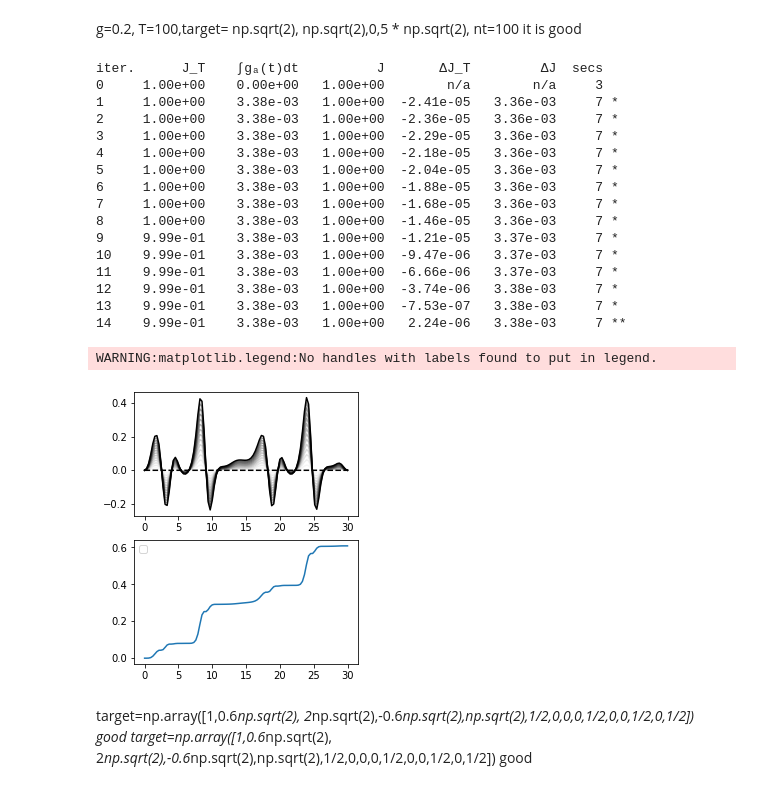
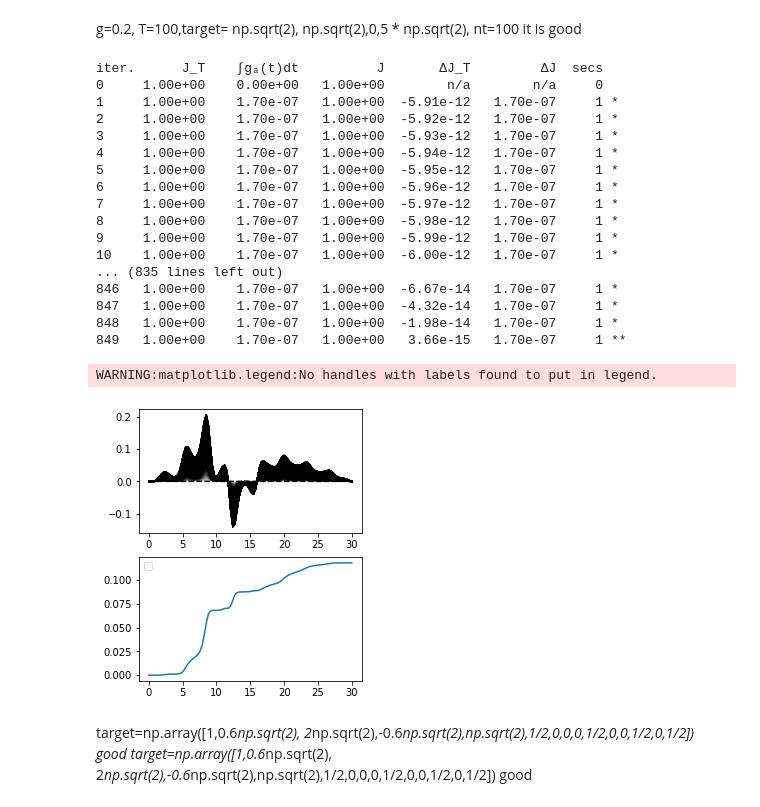
Before and after one commit to gsuarezr/krotov, a Jupyter notebook: Gaussian.ipynb, the cells around one changed output. Saved outputs shown, nothing was run; the diff lists cells and outputs as text; code cells hidden in the pictures.

```diff
--- a/Gaussian.ipynb
+++ b/Gaussian.ipynb
@@ -61,10 +61,10 @@ Hde=dill.load(open("H_de","rb"))
 g=0.2, T=100,target= np.sqrt(2), np.sqrt(2),0,5 * np.sqrt(2), nt=100 it is good
 # %%
 omega=1
-ampl0=0.00001
+ampl0=1e-5
 #T=8
-mu=0.5
-g=0.2*omega
+mu=0.3
+g=0.8*omega
 #ampl0=1
 T=30
 nt=100
@@ -159,54 +159,55 @@ pulse_options = {
 
 
 }
-target=np.array([1,0, 2*np.sqrt(2),0,2*np.sqrt(2),1/2,0,0,0,1/2,0,0,1/2,0,1/2])
+target=np.array([1,2/np.sqrt(2), 3*np.sqrt(2),2/np.sqrt(2),3*np.sqrt(2),1/2,0,0,0,1/2,0,0,1/2,0,1/2])
 r=np.pi/4
 r2=np.pi/8
 theta=np.pi/4
 objectives = [
     krotov.Objective(
         #initial_state=qutip.Qobj(np.array([1,0,0,0,0,1/2*np.cosh(2*r2),0,-1/2*np.sinh(2*r2)*np.cos(theta),-1/2*np.sinh(2*r2)*np.sin(theta),1/2*np.cosh(2*r2),-1/2*np.sinh(2*r2)*np.sin(theta),1/2*np.sinh(2*r2)*np.cos(theta),1/2*np.cosh(2*r2),0,1/2*np.cosh(2*r2)])), target=qutip.Qobj(qutip.Qobj(np.array([1,0,0,0,0,1/2*np.cosh(2*r),0,-1/2*np.sinh(2*r)*np.cos(theta),-1/2*np.sinh(2*r)*np.sin(theta),1/2*np.cosh(2*r),-1/2*np.sinh(2*r)*np.sin(theta),1/2*np.sinh(2*r)*np.cos(theta),1/2*np.cosh(2*r),0,1/2*np.cosh(2*r)]))), H=H
         initial_state=qutip.Qobj(np.array([1,0,0,0,0,1/2,0,0,0,1/2,0,0,1/2,0,1/2])), target=qutip.Qobj(target), H=H
       )
   ]
 
 opt_result = krotov.optimize_pulses(
   objectives,
   pulse_options=pulse_options,
   tlist=tlist,
   fieldcoupling=mu,
   propagator=krotov.propagators.expm,
   chi_constructor=krotov.functionals.chis_ss,
   info_hook=krotov.info_hooks.print_table(J_T=krotov.functionals.J_T_ss),
   check_convergence=krotov.convergence.Or(
-      krotov.convergence.value_below('9e-3', name='J_T'),
+      krotov.convergence.value_below('9e-5', name='J_T'),
       krotov.convergence.check_monotonic_error,
       #krotov.convergence.check_monotonic_fidelity,
 
   ),
     store_all_pulses=True,
     overlap=inte.coherent_overlap,norm='gaussiano'
 )
 plot_iterations(opt_result)
 # %% [output]
 iter.      J_T    ∫gₐ(t)dt          J       ΔJ_T         ΔJ  secs
-0     1.00e+00    0.00e+00   1.00e+00        n/a        n/a     3
-1     1.00e+00    3.38e-03   1.00e+00  -2.41e-05   3.36e-03     7 *
-2     1.00e+00    3.38e-03   1.00e+00  -2.36e-05   3.36e-03     7 *
-3     1.00e+00    3.38e-03   1.00e+00  -2.29e-05   3.36e-03     7 *
-4     1.00e+00    3.38e-03   1.00e+00  -2.18e-05   3.36e-03     7 *
-5     1.00e+00    3.38e-03   1.00e+00  -2.04e-05   3.36e-03     7 *
-6     1.00e+00    3.38e-03   1.00e+00  -1.88e-05   3.36e-03     7 *
-7     1.00e+00    3.38e-03   1.00e+00  -1.68e-05   3.36e-03     7 *
-8     1.00e+00    3.38e-03   1.00e+00  -1.46e-05   3.36e-03     7 *
-9     9.99e-01    3.38e-03   1.00e+00  -1.21e-05   3.37e-03     7 *
-10    9.99e-01    3.38e-03   1.00e+00  -9.47e-06   3.37e-03     7 *
-11    9.99e-01    3.38e-03   1.00e+00  -6.66e-06   3.37e-03     7 *
-12    9.99e-01    3.38e-03   1.00e+00  -3.74e-06   3.38e-03     7 *
-13    9.99e-01    3.38e-03   1.00e+00  -7.53e-07   3.38e-03     7 *
-14    9.99e-01    3.38e-03   1.00e+00   2.24e-06   3.38e-03     7 **
+0     1.00e+00    0.00e+00   1.00e+00        n/a        n/a     0
+1     1.00e+00    1.70e-07   1.00e+00  -5.91e-12   1.70e-07     1 *
+2     1.00e+00    1.70e-07   1.00e+00  -5.92e-12   1.70e-07     1 *
+3     1.00e+00    1.70e-07   1.00e+00  -5.93e-12   1.70e-07     1 *
+4     1.00e+00    1.70e-07   1.00e+00  -5.94e-12   1.70e-07     1 *
+5     1.00e+00    1.70e-07   1.00e+00  -5.95e-12   1.70e-07     1 *
+6     1.00e+00    1.70e-07   1.00e+00  -5.96e-12   1.70e-07     1 *
+7     1.00e+00    1.70e-07   1.00e+00  -5.97e-12   1.70e-07     1 *
+8     1.00e+00    1.70e-07   1.00e+00  -5.98e-12   1.70e-07     1 *
+9     1.00e+00    1.70e-07   1.00e+00  -5.99e-12   1.70e-07     1 *
+10    1.00e+00    1.70e-07   1.00e+00  -6.00e-12   1.70e-07     1 *
+... (835 lines left out)
+846   1.00e+00    1.70e-07   1.00e+00  -6.67e-14   1.70e-07     1 *
+847   1.00e+00    1.70e-07   1.00e+00  -4.32e-14   1.70e-07     1 *
+848   1.00e+00    1.70e-07   1.00e+00  -1.98e-14   1.70e-07     1 *
+849   1.00e+00    1.70e-07   1.00e+00   3.66e-15   1.70e-07     1 **
 WARNING:matplotlib.legend:No handles with labels found to put in legend.
-[figure, old version]
+[figure, new version]
 # %% [markdown]
 target=np.array([1,0.6*np.sqrt(2), 2*np.sqrt(2),-0.6*np.sqrt(2),np.sqrt(2),1/2,0,0,0,1/2,0,0,1/2,0,1/2]) good
 target=np.array([1,0.6*np.sqrt(2), 2*np.sqrt(2),-0.6*np.sqrt(2),np.sqrt(2),1/2,0,0,0,1/2,0,0,1/2,0,1/2]) good
```
Also changed, not shown: parts of 2 cells of this notebook.
